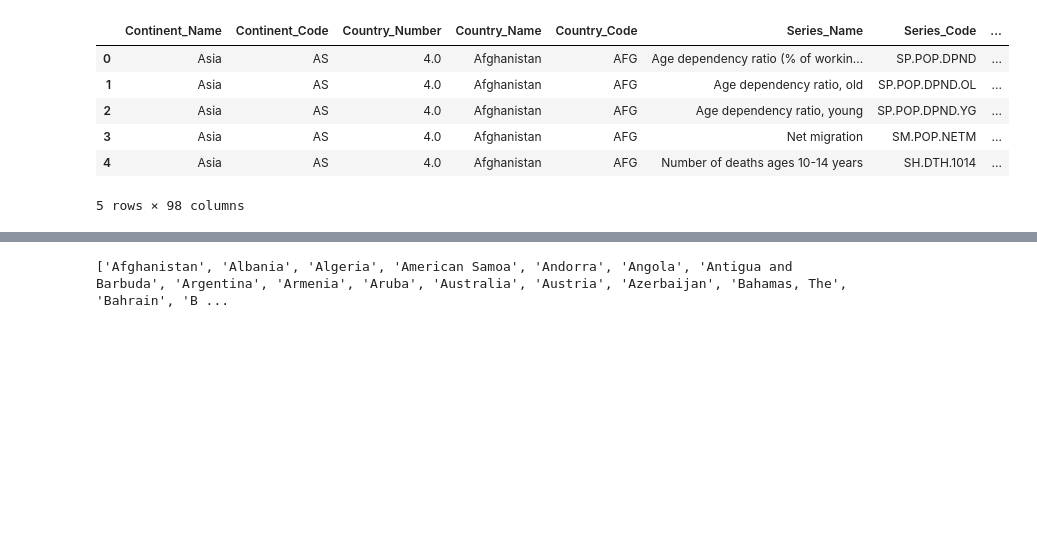
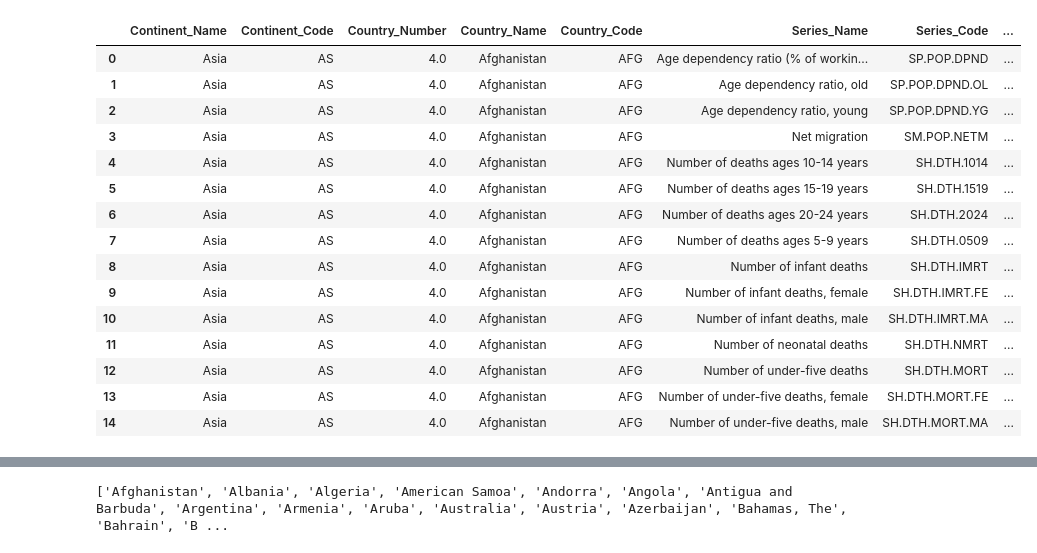
Before and after one commit to devkisdesai/CMPE255-Team-6-Project-Fall-2021-, a Jupyter notebook: EDA.ipynb, the cells around one changed output, grey strips where cells are left out. Cells and saved outputs as stored; diff of their text form; code cells hidden in the pictures; blank space fills up the shorter version.

```diff
--- a/EDA.ipynb
+++ b/EDA.ipynb
@@ -3,6 +3,10 @@
 import numpy as np
 import pandas as pd
 import matplotlib.pyplot as plt
+import sklearn as sk
+
+pd.set_option('display.max_columns', None)
+plt.rcParams['figure.figsize'] = [15, 9]
 # %%
 # Where the data comes from
 # Country Codes with Continent https://gist.github.com/stevewithington/20a69c0b6d2ff846ea5d35e5fc47f26c
@@ -48,15 +52,24 @@ pop_data = pd.read_csv('./Datasets/Population Data 1960-2050.csv', low_memory=Fa
 pop_data = pop_data.replace('..', np.nan)
 pop_data = pop_data.iloc[: , 1:] # Remove unnecessary column
 # %%
-pop_data.head()
+pop_data.head(15)
 # %% [output]
 |  | Continent_Name | Continent_Code | Country_Number | Country_Name | Country_Code | Series_Name | Series_Code | ... |
 | 0 | Asia | AS | 4.0 | Afghanistan | AFG | Age dependency ratio (% of workin... | SP.POP.DPND | ... |
 | 1 | Asia | AS | 4.0 | Afghanistan | AFG | Age dependency ratio, old | SP.POP.DPND.OL | ... |
 | 2 | Asia | AS | 4.0 | Afghanistan | AFG | Age dependency ratio, young | SP.POP.DPND.YG | ... |
 | 3 | Asia | AS | 4.0 | Afghanistan | AFG | Net migration | SM.POP.NETM | ... |
 | 4 | Asia | AS | 4.0 | Afghanistan | AFG | Number of deaths ages 10-14 years | SH.DTH.1014 | ... |
+| 5 | Asia | AS | 4.0 | Afghanistan | AFG | Number of deaths ages 15-19 years | SH.DTH.1519 | ... |
+| 6 | Asia | AS | 4.0 | Afghanistan | AFG | Number of deaths ages 20-24 years | SH.DTH.2024 | ... |
+| 7 | Asia | AS | 4.0 | Afghanistan | AFG | Number of deaths ages 5-9 years | SH.DTH.0509 | ... |
+| 8 | Asia | AS | 4.0 | Afghanistan | AFG | Number of infant deaths | SH.DTH.IMRT | ... |
+| 9 | Asia | AS | 4.0 | Afghanistan | AFG | Number of infant deaths, female | SH.DTH.IMRT.FE | ... |
+| 10 | Asia | AS | 4.0 | Afghanistan | AFG | Number of infant deaths, male | SH.DTH.IMRT.MA | ... |
+| 11 | Asia | AS | 4.0 | Afghanistan | AFG | Number of neonatal deaths | SH.DTH.NMRT | ... |
+| 12 | Asia | AS | 4.0 | Afghanistan | AFG | Number of under-five deaths | SH.DTH.MORT | ... |
+| 13 | Asia | AS | 4.0 | Afghanistan | AFG | Number of under-five deaths, female | SH.DTH.MORT.FE | ... |
+| 14 | Asia | AS | 4.0 | Afghanistan | AFG | Number of under-five deaths, male | SH.DTH.MORT.MA | ... |
-5 rows × 98 columns
 # %%
 non_nation_str = ["Arab World", "High income", "IBRD only", "IDA & IBRD total", "IDA blend", "IDA only", "IDA total", "Late-demographic dividend", "Post-demographic dividend", "Sub-Saharan Africa", "Upper middle income","World", "Africa Eastern and Southern", "Africa Western and Central", "Central Europe and the Baltics", "Early-demographic dividend", "East Asia & Pacific", "East Asia & Pacific (excluding high income)", "East Asia & Pacific (IDA & IBRD countries)", "Euro area", "Europe & Central Asia", "Europe & Central Asia (excluding high income)", "Europe & Central Asia (IDA & IBRD countries)", "European Union", "Fragile and conflict affected situations", "Heavily indebted poor countries (HIPC)", "Latin America & Caribbean", "Latin America & Caribbean (excluding high income)", "Latin America & the Caribbean (IDA & IBRD countries)", "Least developed countries: UN classification", "Low & middle income", "Low income", "Lower middle income", "Middle East & North Africa", "Middle East & North Africa (excluding high income)", "Middle East & North Africa (IDA & IBRD countries)", "Middle income", "Not classified", "OECD members", "Other small states", "Pre-demographic dividend", "Small states", "South Asia", "South Asia (IDA & IBRD)", "Sub-Saharan Africa (excluding high income)", "Sub-Saharan Africa (IDA & IBRD countries)"]
 nation_data = pop_data[~pop_data.Country_Name.isin(non_nation_str)]
```
Also changed, not shown: parts of 22 cells of this notebook.
